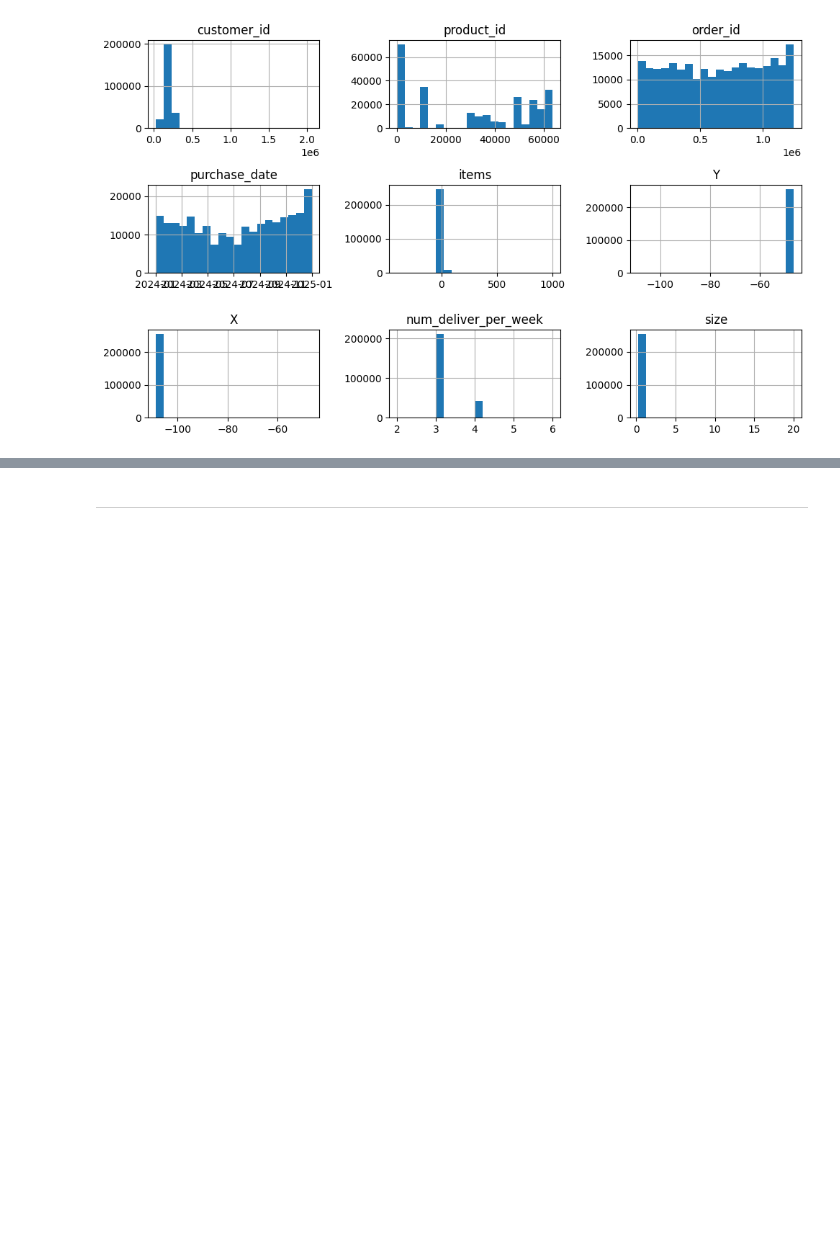
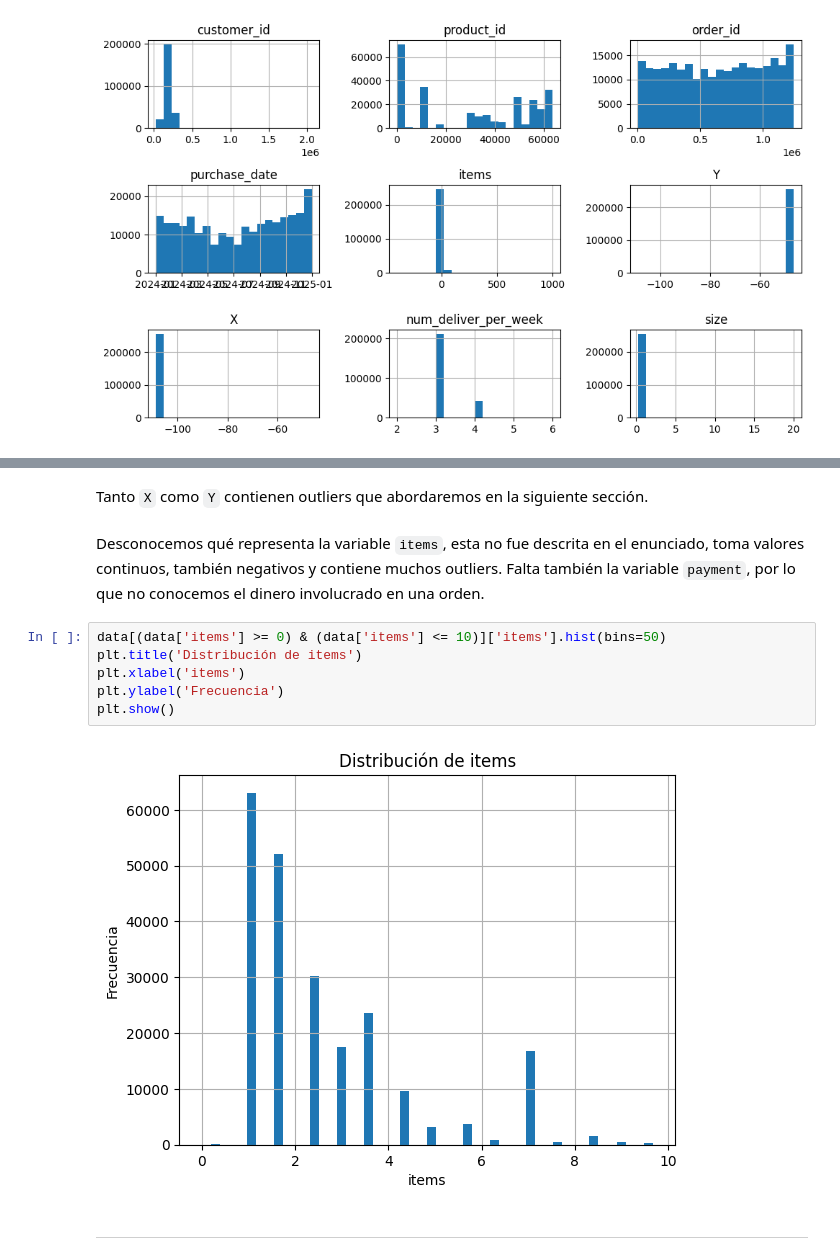
Before and after one commit to cristianjaram/MDS7202-labs, a Jupyter notebook: proyecto_lab/enunciado_entrega1.ipynb, the cells around one changed output, grey strips where cells are left out. Drawn from its saved outputs; the diff is of its cells as text; blank space fills up the shorter version.

```diff
--- a/proyecto_lab/enunciado_entrega1.ipynb
+++ b/proyecto_lab/enunciado_entrega1.ipynb
@@ -444,2 +460,15 @@ plt.show()
+# %% [markdown]
+Tanto `X` como `Y` contienen outliers que abordaremos en la siguiente sección.
+# %% [markdown]
+Desconocemos qué representa la variable `items`, esta no fue descrita en el enunciado, toma valores continuos, también negativos y contiene muchos outliers.
+Falta también la variable `payment`, por lo que no conocemos el dinero involucrado en una orden.
+# %%
+data[(data['items'] >= 0) & (data['items'] <= 10)]['items'].hist(bins=50)
+plt.title('Distribución de items')
+plt.xlabel('items')
+plt.ylabel('Frecuencia')
+plt.show()
+# %% [output]
+[figure, added]
 # %% [markdown]
 ---
```
Also changed, not shown: parts of 2 cells of this notebook.
